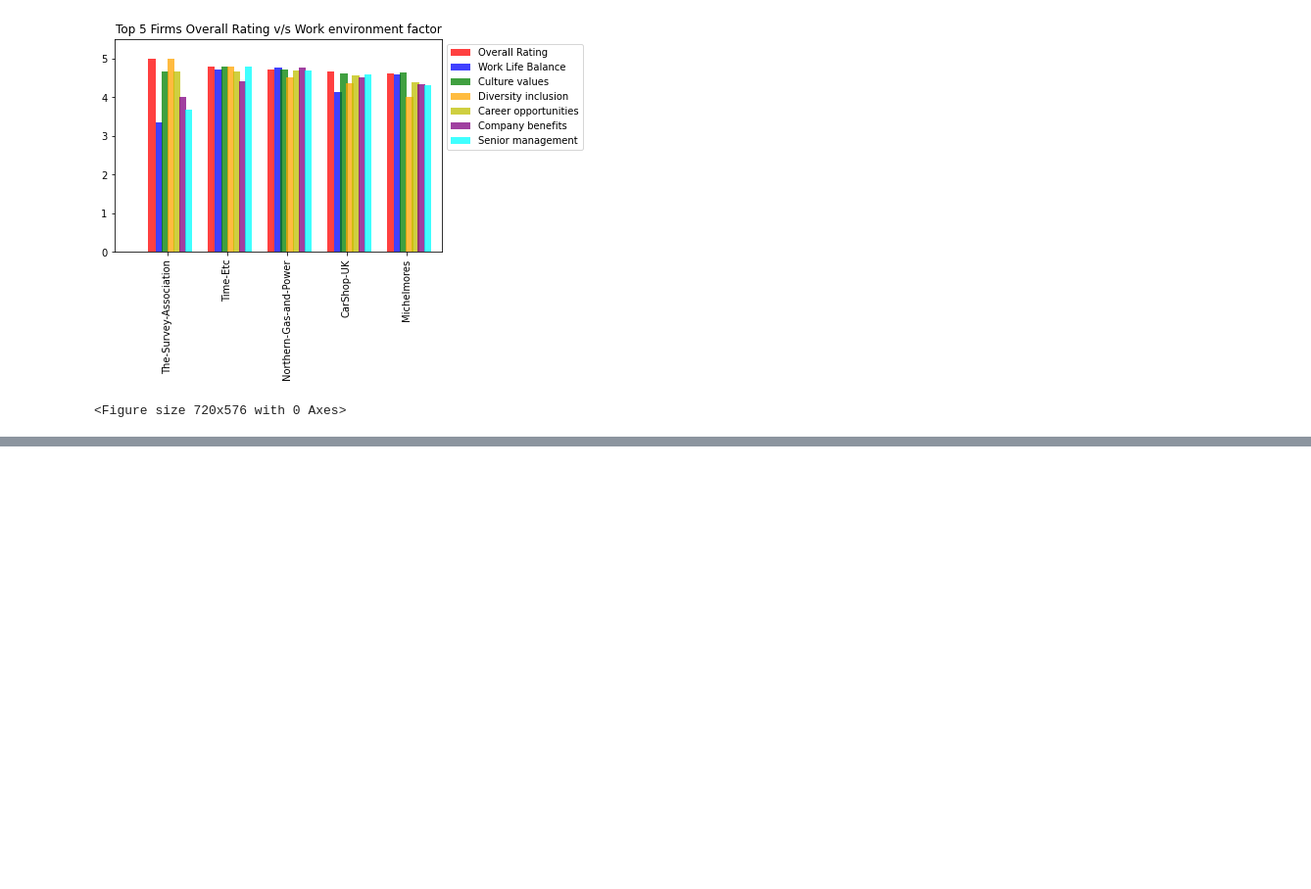
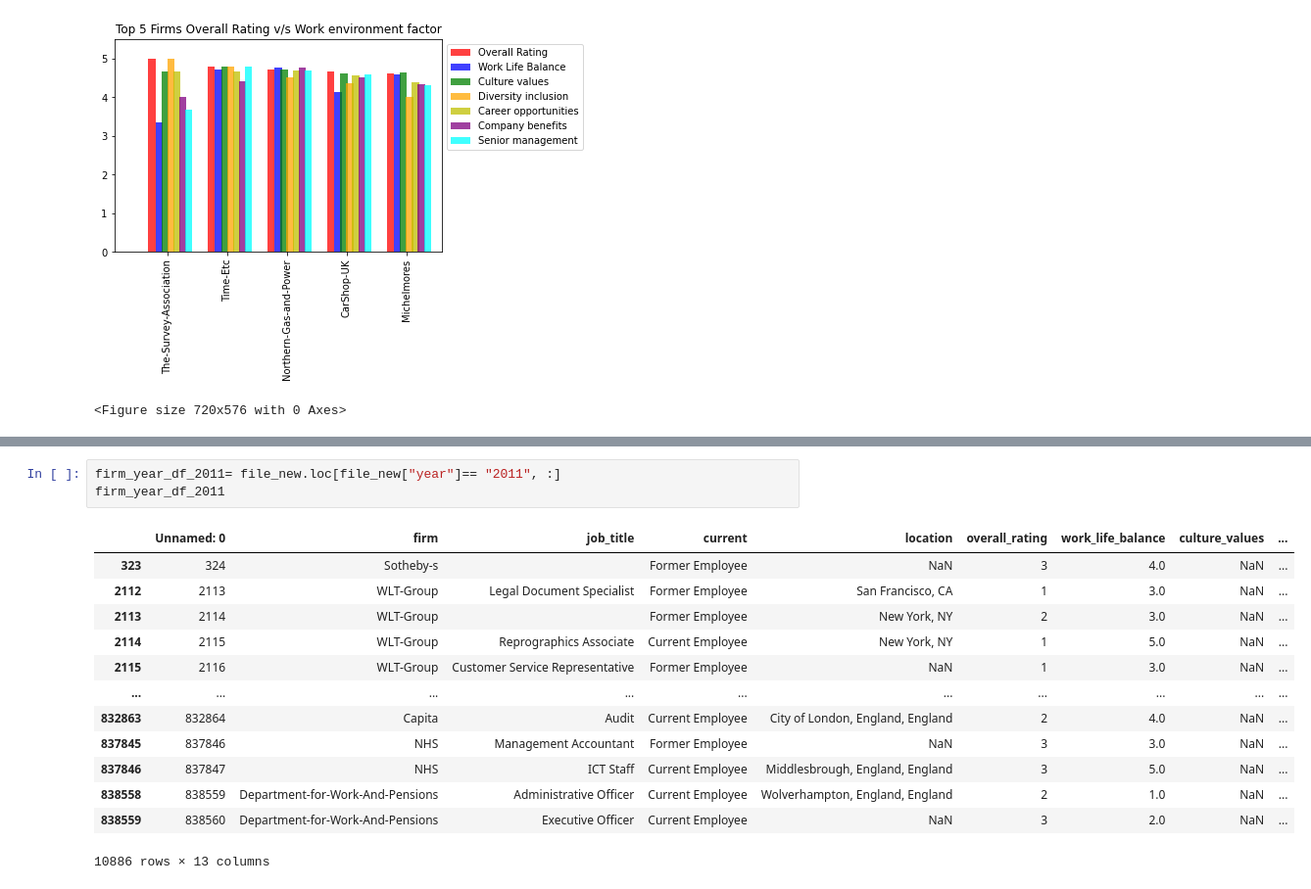
Before and after one commit to NidhiMehrotra22/Project_1_TEAM4, a Jupyter notebook: Project-1_The Greatest Job Satisfaction Soiree-checkpoint.ipynb, the cells around one changed output, grey strips where cells are left out. Shown at 98% size. Saved outputs shown, nothing was run; the diff lists cells and outputs as text; blank space fills up the shorter version.

```diff
--- a/Project-1_The Greatest Job Satisfaction Soiree-checkpoint.ipynb
+++ b/Project-1_The Greatest Job Satisfaction Soiree-checkpoint.ipynb
@@ -221,0 +310,17 @@ plt.show()
+# %%
+firm_year_df_2011= file_new.loc[file_new["year"]== "2011", :]
+firm_year_df_2011
+# %% [output]
+|  | Unnamed: 0 | firm | job_title | current | location | overall_rating | work_life_balance | culture_values | ... |
+| 323 | 324 | Sotheby-s |  | Former Employee | NaN | 3 | 4.0 | NaN | ... |
+| 2112 | 2113 | WLT-Group | Legal Document Specialist | Former Employee | San Francisco, CA | 1 | 3.0 | NaN | ... |
+| 2113 | 2114 | WLT-Group |  | Former Employee | New York, NY | 2 | 3.0 | NaN | ... |
+| 2114 | 2115 | WLT-Group | Reprographics Associate | Current Employee | New York, NY | 1 | 5.0 | NaN | ... |
+| 2115 | 2116 | WLT-Group | Customer Service Representative | Former Employee | NaN | 1 | 3.0 | NaN | ... |
+| ... | ... | ... | ... | ... | ... | ... | ... | ... | ... |
+| 832863 | 832864 | Capita | Audit | Current Employee | City of London, England, England | 2 | 4.0 | NaN | ... |
+| 837845 | 837846 | NHS | Management Accountant | Former Employee | NaN | 3 | 3.0 | NaN | ... |
+| 837846 | 837847 | NHS | ICT Staff | Current Employee | Middlesbrough, England, England | 3 | 5.0 | NaN | ... |
+| 838558 | 838559 | Department-for-Work-And-Pensions | Administrative Officer | Current Employee | Wolverhampton, England, England | 2 | 1.0 | NaN | ... |
+| 838559 | 838560 | Department-for-Work-And-Pensions | Executive Officer | Current Employee | NaN | 3 | 2.0 | NaN | ... |
+10886 rows × 13 columns
```
Also changed, not shown: parts of 10 cells of this notebook.
